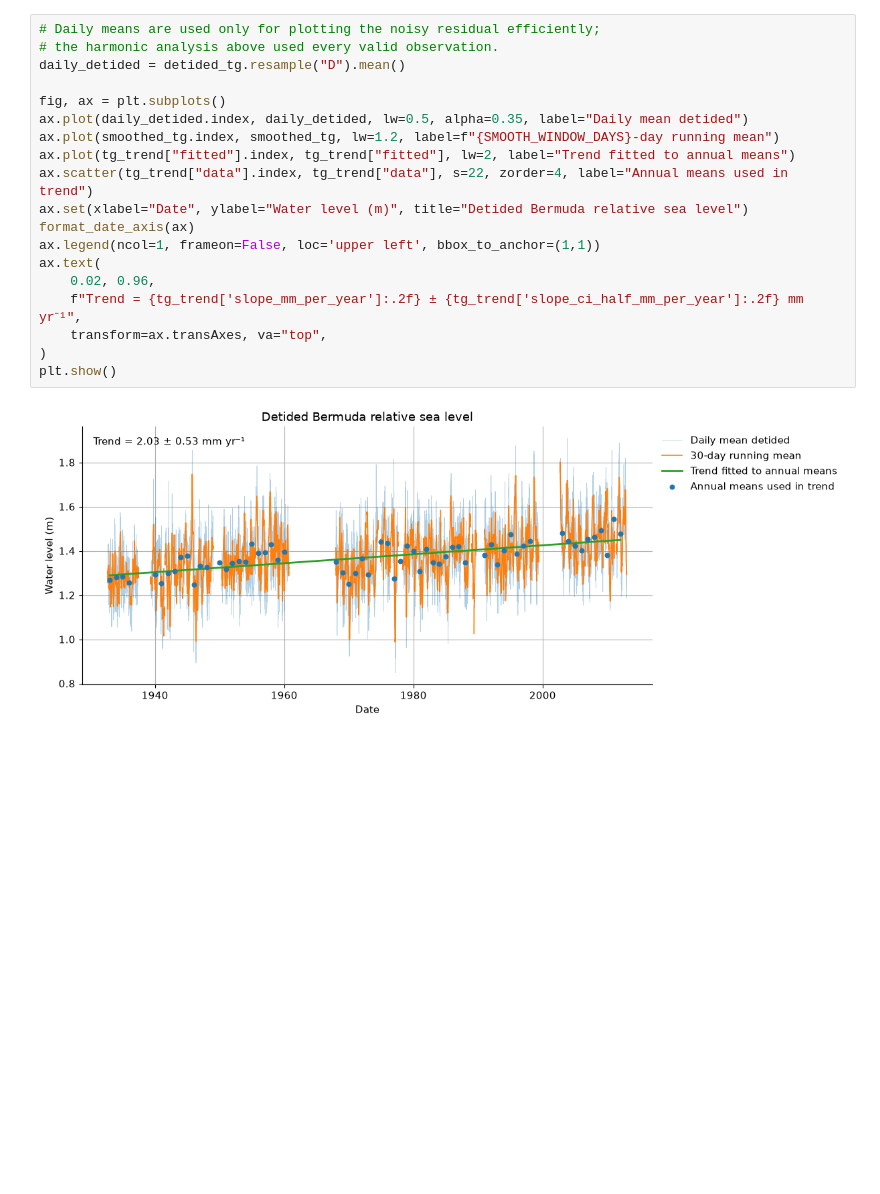
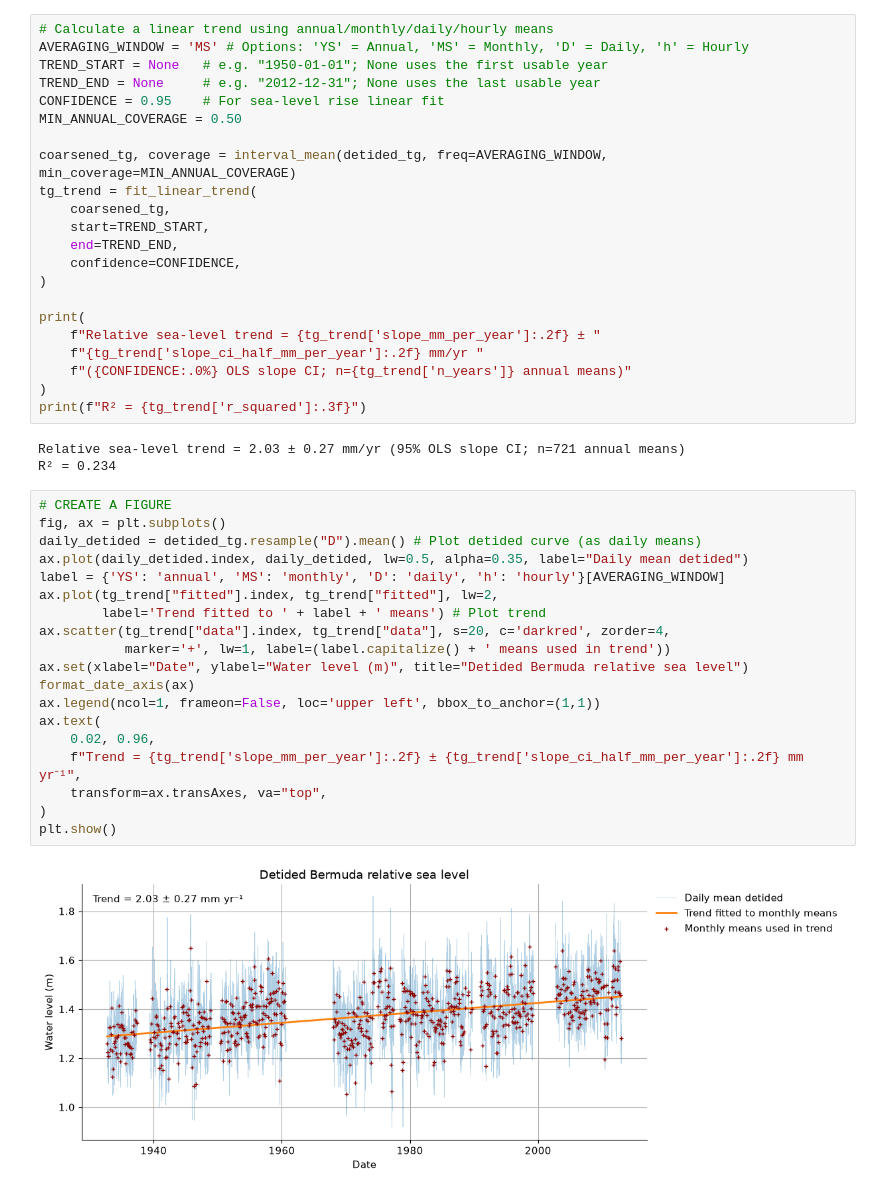
Before and after one commit to nvogtvincent/bermuda_slprac, a Jupyter notebook: SeaLevelPractical_Python.ipynb, the cells around one changed output. Saved outputs shown, nothing was run; the diff lists cells and outputs as text; blank space fills up the shorter version.

```diff
--- a/SeaLevelPractical_Python.ipynb
+++ b/SeaLevelPractical_Python.ipynb
@@ -405,21 +263,46 @@ R² = 0.497
+# %%
+# Calculate a linear trend using annual/monthly/daily/hourly means
+AVERAGING_WINDOW = 'MS' # Options: 'YS' = Annual, 'MS' = Monthly, 'D' = Daily, 'h' = Hourly
+TREND_START = None   # e.g. "1950-01-01"; None uses the first usable year
+TREND_END = None     # e.g. "2012-12-31"; None uses the last usable year
+CONFIDENCE = 0.95    # For sea-level rise linear fit
+MIN_ANNUAL_COVERAGE = 0.50
+
+coarsened_tg, coverage = interval_mean(detided_tg, freq=AVERAGING_WINDOW, min_coverage=MIN_ANNUAL_COVERAGE)
+tg_trend = fit_linear_trend(
+    coarsened_tg,
+    start=TREND_START,
+    end=TREND_END,
+    confidence=CONFIDENCE,
+)
+
+print(
+    f"Relative sea-level trend = {tg_trend['slope_mm_per_year']:.2f} ± "
+    f"{tg_trend['slope_ci_half_mm_per_year']:.2f} mm/yr "
+    f"({CONFIDENCE:.0%} OLS slope CI; n={tg_trend['n_years']} annual means)"
+)
+print(f"R² = {tg_trend['r_squared']:.3f}")
+# %% [output]
+Relative sea-level trend = 2.03 ± 0.27 mm/yr (95% OLS slope CI; n=721 annual means)
+R² = 0.234
 # %%
-# Daily means are used only for plotting the noisy residual efficiently;
-# the harmonic analysis above used every valid observation.
-daily_detided = detided_tg.resample("D").mean()
-
+# CREATE A FIGURE
 fig, ax = plt.subplots()
+daily_detided = detided_tg.resample("D").mean() # Plot detided curve (as daily means)
 ax.plot(daily_detided.index, daily_detided, lw=0.5, alpha=0.35, label="Daily mean detided")
-ax.plot(smoothed_tg.index, smoothed_tg, lw=1.2, label=f"{SMOOTH_WINDOW_DAYS}-day running mean")
-ax.plot(tg_trend["fitted"].index, tg_trend["fitted"], lw=2, label="Trend fitted to annual means")
-ax.scatter(tg_trend["data"].index, tg_trend["data"], s=22, zorder=4, label="Annual means used in trend")
+label = {'YS': 'annual', 'MS': 'monthly', 'D': 'daily', 'h': 'hourly'}[AVERAGING_WINDOW]
+ax.plot(tg_trend["fitted"].index, tg_trend["fitted"], lw=2,
+        label='Trend fitted to ' + label + ' means') # Plot trend
+ax.scatter(tg_trend["data"].index, tg_trend["data"], s=20, c='darkred', zorder=4,
+           marker='+', lw=1, label=(label.capitalize() + ' means used in trend'))
 ax.set(xlabel="Date", ylabel="Water level (m)", title="Detided Bermuda relative sea level")
 format_date_axis(ax)
 ax.legend(ncol=1, frameon=False, loc='upper left', bbox_to_anchor=(1,1))
 ax.text(
     0.02, 0.96,
     f"Trend = {tg_trend['slope_mm_per_year']:.2f} ± {tg_trend['slope_ci_half_mm_per_year']:.2f} mm yr⁻¹",
     transform=ax.transAxes, va="top",
 )
 plt.show()
 # %% [output]
-[figure, old version]
+[figure, new version]
```
Also changed, not shown: parts of 24 cells of this notebook, 1 other file.
